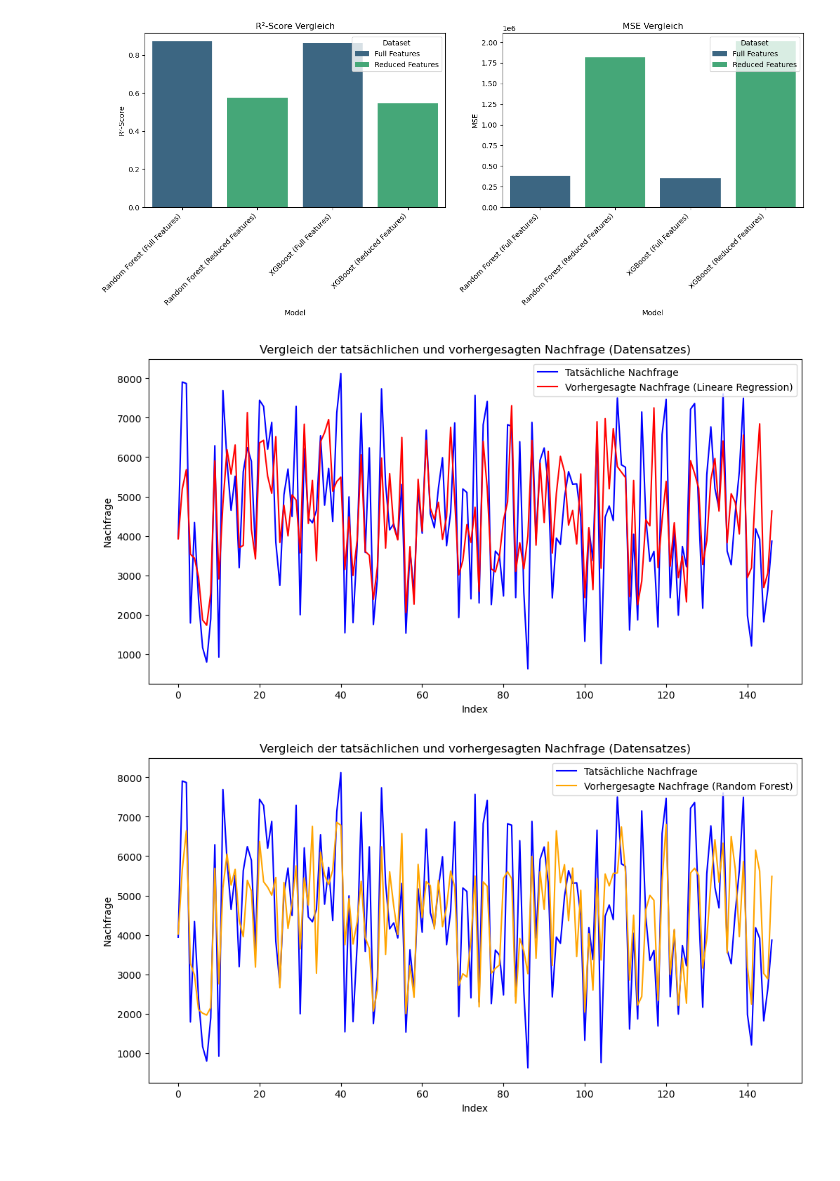
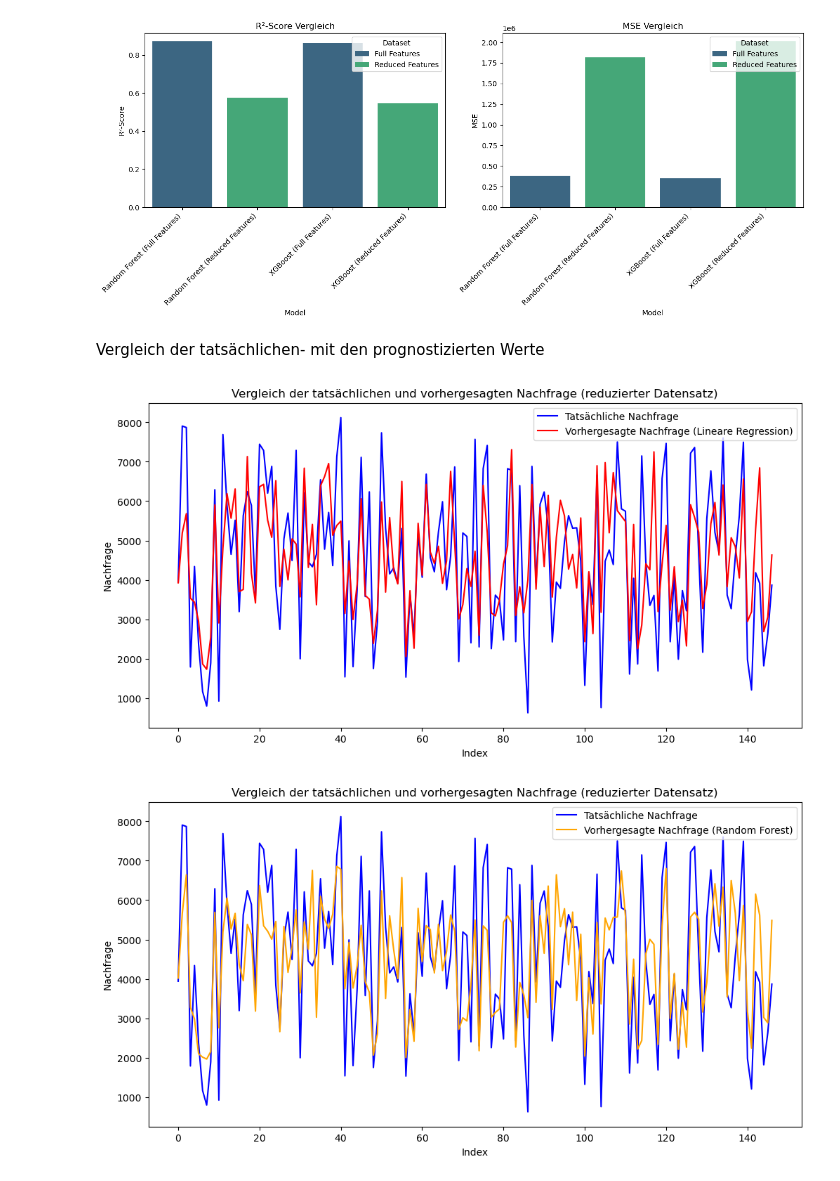
Before and after one commit to philhap/DS-Projektarbeit-Philipp-Heppler-Bike-Sharing, a Jupyter notebook: Digethic_Projektarbeit24_DS.ipynb, the cells around one changed output. Drawn from its saved outputs; the diff is of its cells as text; code cells hidden in the pictures; blank space fills up the shorter version.

```diff
--- a/Digethic_Projektarbeit24_DS.ipynb
+++ b/Digethic_Projektarbeit24_DS.ipynb
@@ -5,7 +5,7 @@ import seaborn as sns
 import numpy as np
 
 # Lade den Datensatz
-df = pd.read_csv('C:/Users\heppl/DS Projehtarbeit/Data/day.csv')
+df = pd.read_csv('C:/Users/heppl/DS Projehtarbeit/DS-Projektarbeit-Philipp-Heppler-Bike-Sharing/Data/day.csv')
 # %%
 df. head()
 # %% [output]
@@ -1112,22 +1129,24 @@ plt.tight_layout()
 plt.show()
 # %% [output]
 [figure]
+# %% [markdown]
+Vergleich der tatsächlichen- mit den prognostizierten Werte
 # %%
 plt.figure(figsize=(12, 6))
 
 # Tatsächliche Werte
 plt.plot(y_test.values, label='Tatsächliche Nachfrage', color='blue')
 
 # Vorhergesagte Werte
 plt.plot(y_pred_lrD2, label='Vorhergesagte Nachfrage (Lineare Regression)', color='red')
 
 plt.xlabel('Index')
 plt.ylabel('Nachfrage')
-plt.title('Vergleich der tatsächlichen und vorhergesagten Nachfrage (Datensatzes)')
+plt.title('Vergleich der tatsächlichen und vorhergesagten Nachfrage (reduzierter Datensatz)')
 plt.legend()
 plt.show()
 # %% [output]
-[figure, old version]
+[figure, new version]
 # %%
 plt.figure(figsize=(12, 6))
 
@@ -1139,11 +1158,11 @@ plt.plot(y_pred_rfD2, label='Vorhergesagte Nachfrage (Random Forest)', color='or
 
 plt.xlabel('Index')
 plt.ylabel('Nachfrage')
-plt.title('Vergleich der tatsächlichen und vorhergesagten Nachfrage (Datensatzes)')
+plt.title('Vergleich der tatsächlichen und vorhergesagten Nachfrage (reduzierter Datensatz)')
 plt.legend()
 plt.show()
 # %% [output]
-[figure, old version]
+[figure, new version]
 # %%
 plt.figure(figsize=(12, 6))
 
```
Also changed, not shown: parts of 16 cells of this notebook, 3 other files.
